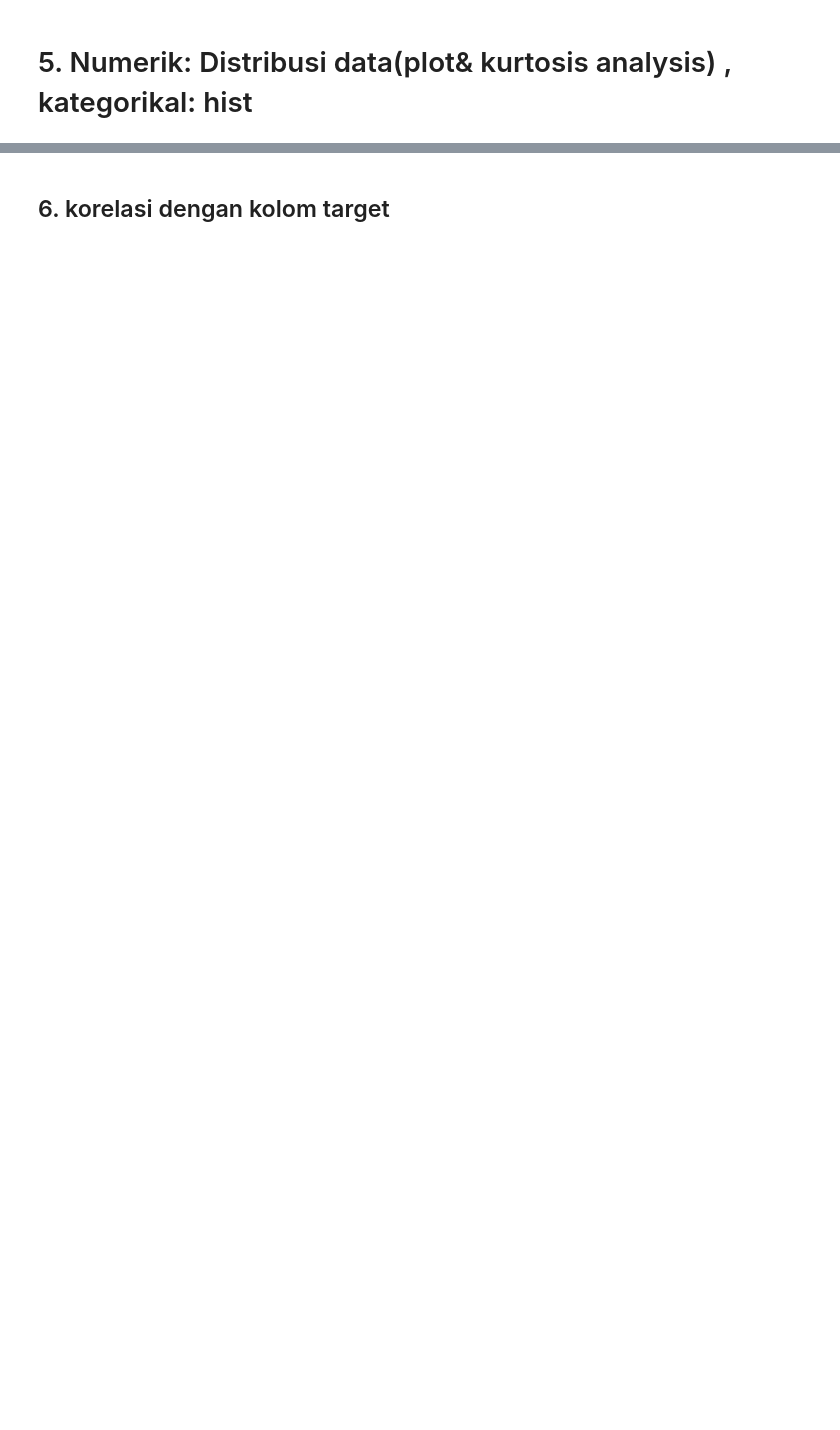
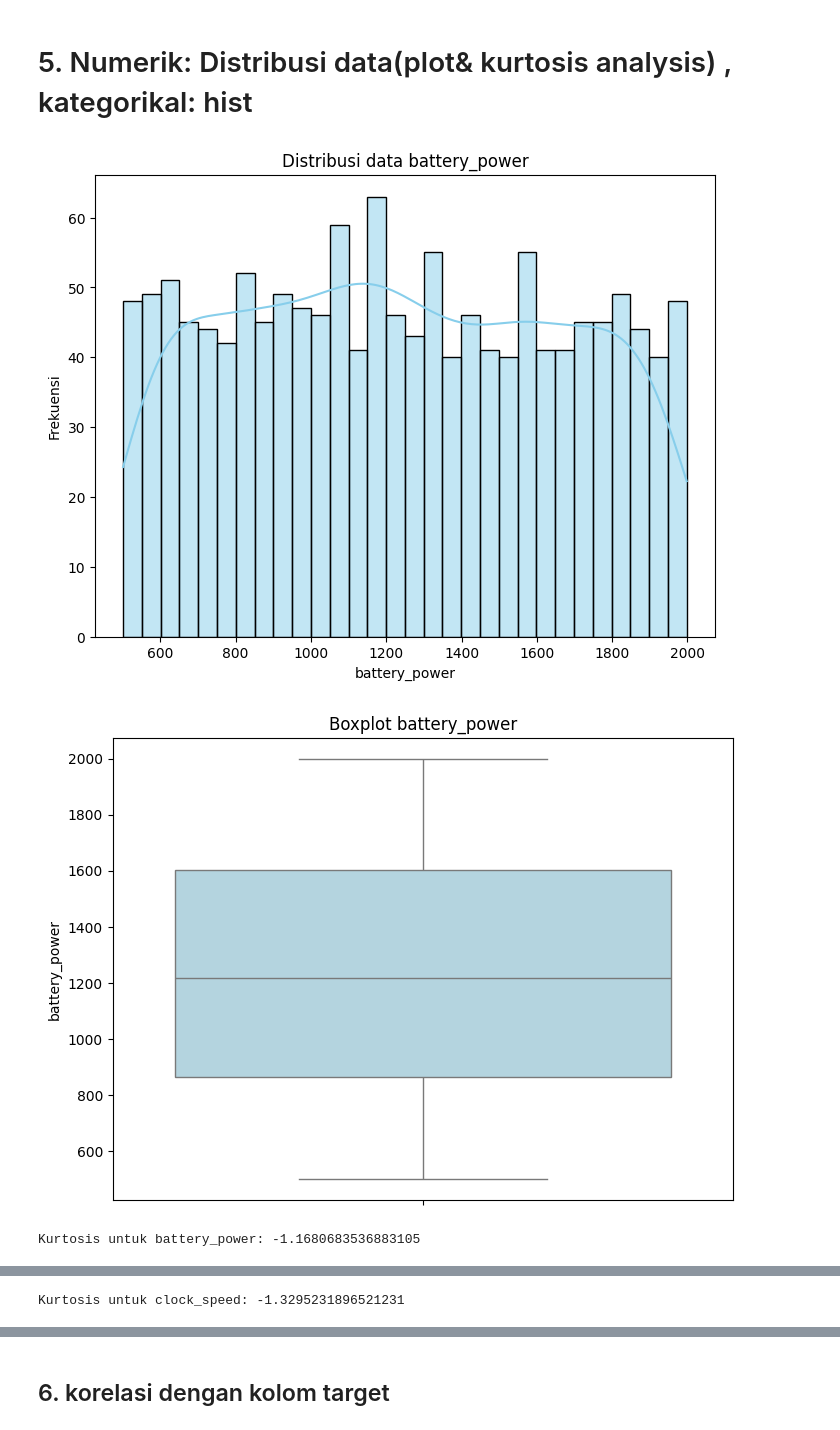
Before and after one commit to jejejery/tucil2-AI, a Jupyter notebook: main.ipynb, the cells around one changed output, grey strips where cells are left out. Cells and saved outputs as stored; diff of their text form; code cells hidden in the pictures; blank space fills up the shorter version.

```diff
--- a/main.ipynb
+++ b/main.ipynb
@@ -401,2 +389,23 @@ memory usage: 1.7+ KB
 # %% [markdown]
 # 5. Numerik: Distribusi data(plot& kurtosis analysis) , kategorikal: hist
+# %%
+# Distribusi data untuk kolom numerik
+for kolom in numerical_features:
+    plt.figure(figsize=(8, 6))
+    sns.histplot(df_train[kolom], kde=True, bins=30, color='skyblue')
+    plt.title(f'Distribusi data {kolom}')
+    plt.xlabel(kolom)
+    plt.ylabel('Frekuensi')
+    plt.show()
+
+    plt.figure(figsize=(8, 6))
+    sns.boxplot(data=df_train, y=kolom, color='lightblue')
+    plt.title(f'Boxplot {kolom}')
+    plt.ylabel(kolom)
+    plt.show()
+
+    print(f"Kurtosis untuk {kolom}: {df_train[kolom].kurtosis()}")
+# %% [output]
+[figure, added]
+[figure, added]
+Kurtosis untuk battery_power: -1.1680683536883105
@@ -402,0 +414 @@ memory usage: 1.7+ KB
+Kurtosis untuk clock_speed: -1.3295231896521231
```
Also changed, not shown: parts of 27 cells of this notebook.
